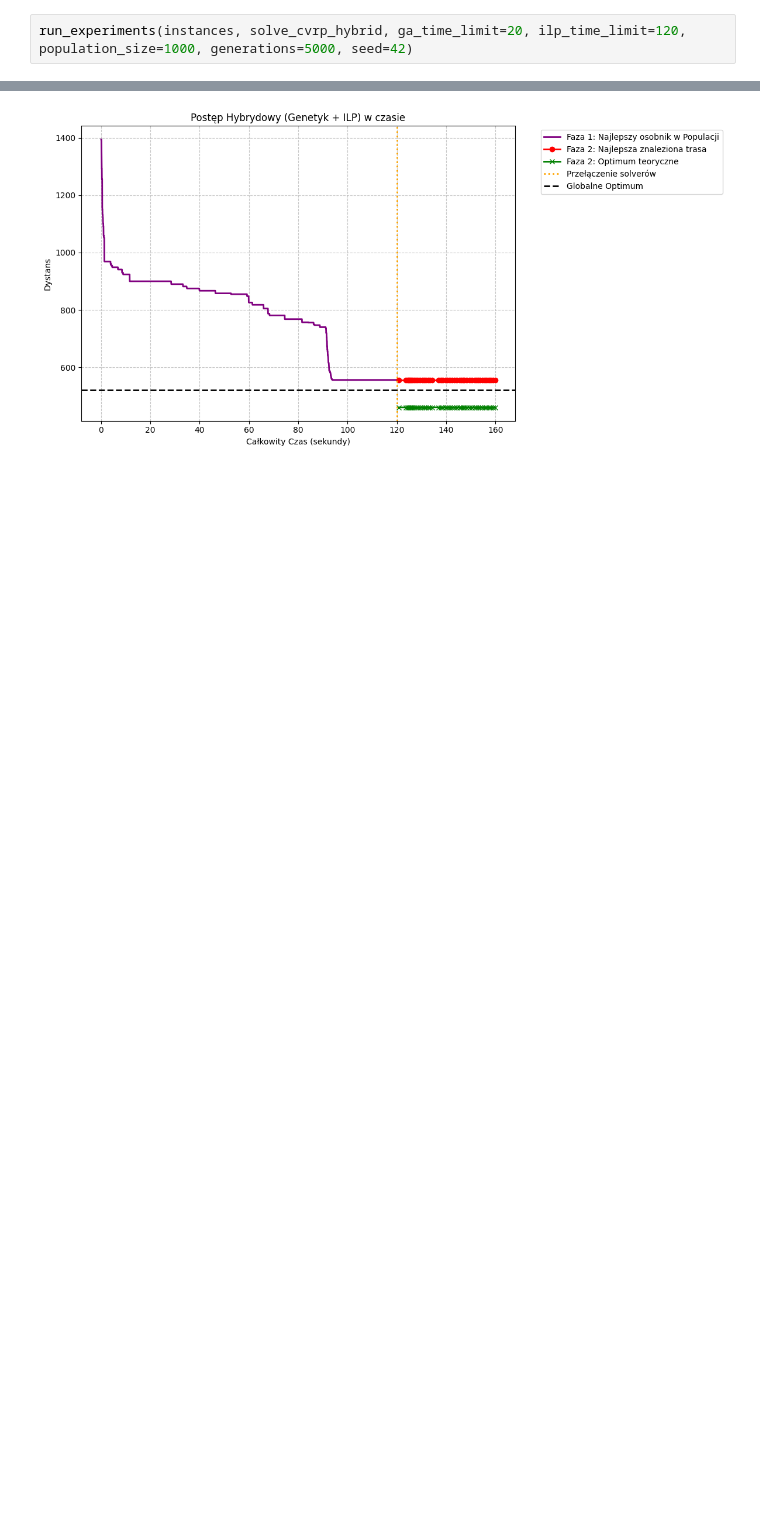
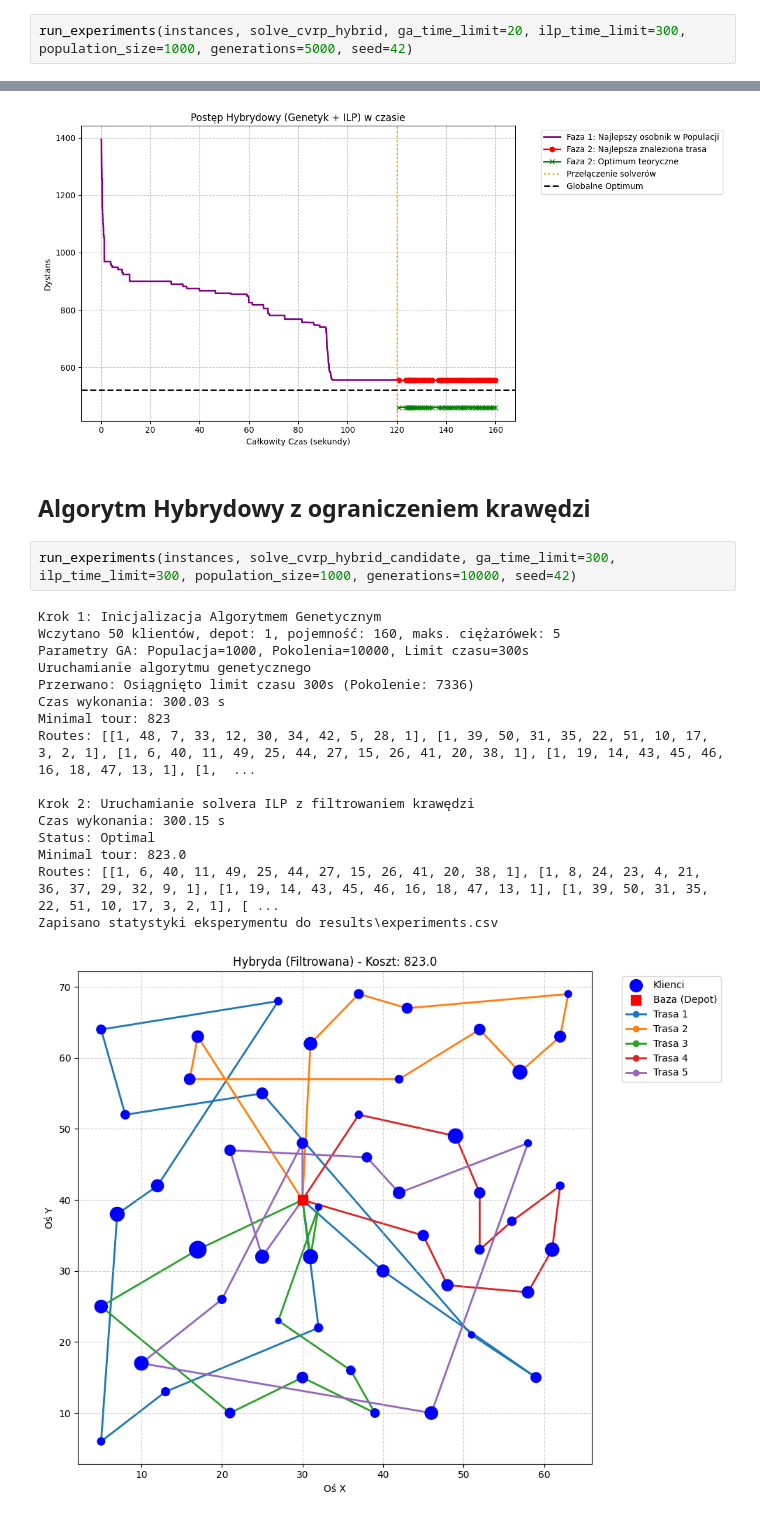
Before and after one commit to JakubRybak/Vehicle_Routing_Lp_Solver, a Jupyter notebook: projekt.ipynb, the cells around one changed output, grey strips where cells are left out. Cells and saved outputs as stored; diff of their text form; blank space fills up the shorter version.

```diff
--- a/projekt.ipynb
+++ b/projekt.ipynb
@@ -101,7 +115,7 @@ Zapisano statystyki eksperymentu do results\experiments.csv
 # %% [markdown]
 ## Algorytm Hybrydowy
 # %%
-run_experiments(instances, solve_cvrp_hybrid, ga_time_limit=20, ilp_time_limit=120, population_size=1000, generations=5000, seed=42)
+run_experiments(instances, solve_cvrp_hybrid, ga_time_limit=20, ilp_time_limit=300, population_size=1000, generations=5000, seed=42)
 # %% [output]
 Krok 1: Inicjalizacja Algorytmem Genetycznym
 Wczytano 50 klientów, depot: 1, pojemność: 160, maks. ciężarówek: 5
@@ -142,3 +156,24 @@ Routes: [[1, 10, 50, 11, 40, 31, 35, 51, 22, 30, 3, 33, 1], [1, 13, 38, 16, 34,
 Zapisano statystyki eksperymentu do results\experiments.csv
 [figure]
 [figure]
+# %% [markdown]
+## Algorytm Hybrydowy z ograniczeniem krawędzi
+# %%
+run_experiments(instances, solve_cvrp_hybrid_candidate, ga_time_limit=300, ilp_time_limit=300, population_size=1000, generations=10000, seed=42)
+# %% [output]
+Krok 1: Inicjalizacja Algorytmem Genetycznym
+Wczytano 50 klientów, depot: 1, pojemność: 160, maks. ciężarówek: 5
+Parametry GA: Populacja=1000, Pokolenia=10000, Limit czasu=300s
+Uruchamianie algorytmu genetycznego
+Przerwano: Osiągnięto limit czasu 300s (Pokolenie: 7336)
+Czas wykonania: 300.03 s
+Minimal tour: 823
+Routes: [[1, 48, 7, 33, 12, 30, 34, 42, 5, 28, 1], [1, 39, 50, 31, 35, 22, 51, 10, 17, 3, 2, 1], [1, 6, 40, 11, 49, 25, 44, 27, 15, 26, 41, 20, 38, 1], [1, 19, 14, 43, 45, 46, 16, 18, 47, 13, 1], [1,  ...
+
+Krok 2: Uruchamianie solvera ILP z filtrowaniem krawędzi
+Czas wykonania: 300.15 s
+Status: Optimal
+Minimal tour: 823.0
+Routes: [[1, 6, 40, 11, 49, 25, 44, 27, 15, 26, 41, 20, 38, 1], [1, 8, 24, 23, 4, 21, 36, 37, 29, 32, 9, 1], [1, 19, 14, 43, 45, 46, 16, 18, 47, 13, 1], [1, 39, 50, 31, 35, 22, 51, 10, 17, 3, 2, 1], [ ...
+Zapisano statystyki eksperymentu do results\experiments.csv
+[figure, added]
```
Also changed, not shown: parts of 6 cells of this notebook, 3 other files.
